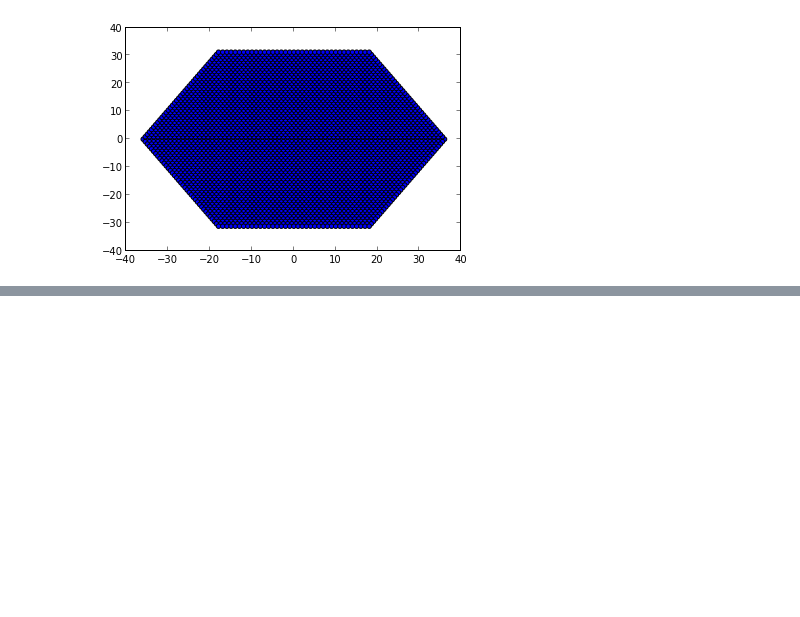
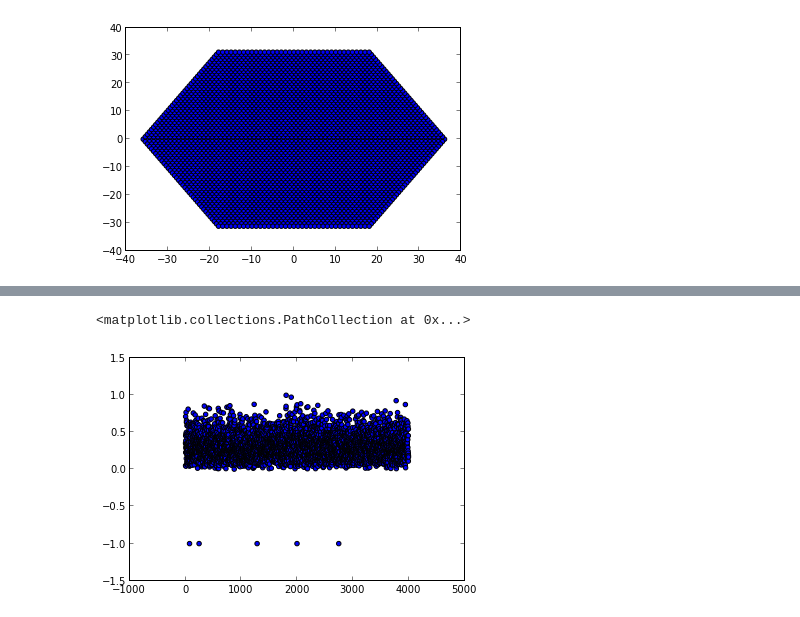
Before and after one commit to forero/FiberAllocation, a Jupyter notebook: source/fiber_allocation.ipynb, the cells around one changed output, grey strips where cells are left out. Saved outputs shown, nothing was run; the diff lists cells and outputs as text; code cells hidden in the pictures; blank space fills up the shorter version.

Commit message:
primitive fiber allocation implemented

```diff
--- a/source/fiber_allocation.ipynb
+++ b/source/fiber_allocation.ipynb
@@ -128,6 +128,42 @@ scatter(gals.ID,gals.fibers_per_galaxy)
-# %%
-def close_match_xy(tx, fx, ty, fy, epsilon=0.1):
-    """
-    Finds close matches between two sets of points in euclidian space: (tx,ty) and (fx,fy) (targets and fibers).
-    A close match is defined below a level of epsilon in delta_x and delta_y.
-    """
+# %%
+def close_match_xy(tx, ty, fx, fy, epsilon=0.1):
+    """
+    Finds close matches between two sets of points in euclidian space: (tx,ty) and (fx,fy) (targets and fibers).
+    A close match is defined below a level of epsilon in delta_x and delta_y.
+    """
+    n_f = fx.size
+    target_in_f = np.arange(n_f)
+    distance_to_f = np.zeros(n_f)
+    #loop over the number of fibers to find the number of targets within radius epsilon
+    for i in range(n_f):
+        f_x = fx[i]
+        f_y = fy[i]
+        n_target = tx.size
+        initial_id = np.arange(n_target)
+
+        #select the index range for the good targets
+        delta_radius = sqrt((tx - f_x)**2 + (ty - f_y)**2)
+        index = where(delta_radius<epsilon)
+
+        #rank the targets in distance to the fiber and return the sorted indices
+        index_close = initial_id[index]
+        close_delta_radius = delta_radius[index]
+
+        sorted_delta_radius = np.argsort(close_delta_radius)
+        sorted_id = index_close[sorted_delta_radius]
+        if(sorted_id.size):
+            target_in_f[i] = sorted_id[0]
+            distance_to_f[i] = close_delta_radius[sorted_delta_radius][0]
+#            print close_delta_radius[sorted_delta_radius][0]
+        else:
+            target_in_f[i] = -1
+            distance_to_f[i] = -1.0
+        #target_in_f[i] = sorted_id[0]
+    return target_in_f, distance_to_f
+# %%
+id_match, distance_to_fiber = close_match_xy(gals.x, gals.y, fibers.x, fibers.y, epsilon=fibers.fiber_pitch)
+# %%
+scatter(fibers.ID,distance_to_fiber)
+# %% [output]
+<matplotlib.collections.PathCollection at 0x...>
+[figure, added]
```
Also changed, not shown: parts of 3 cells of this notebook.
